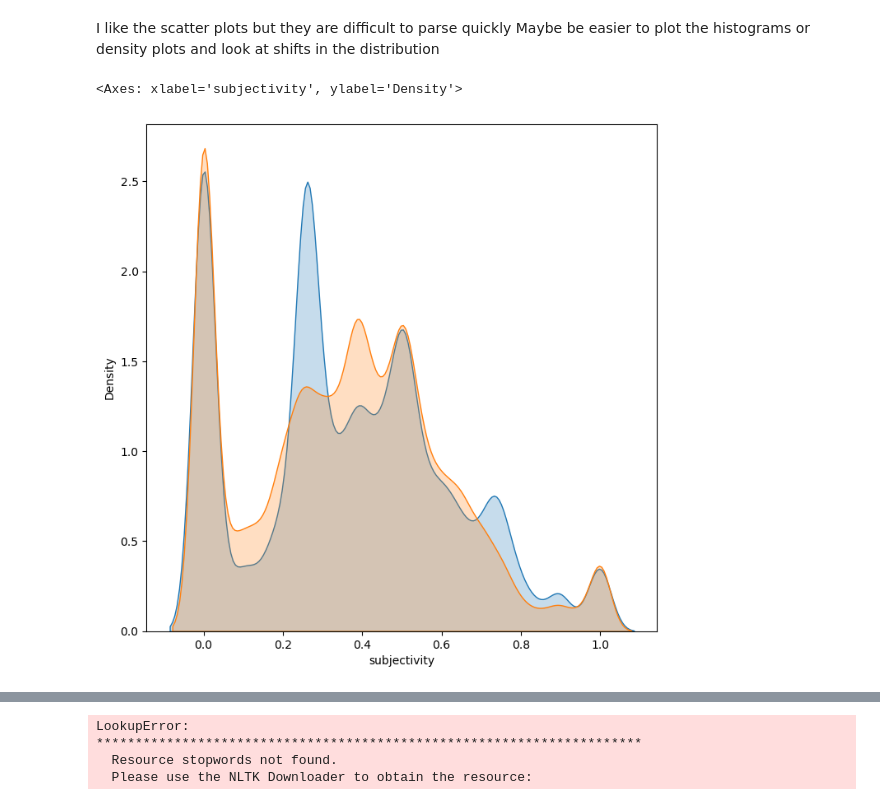
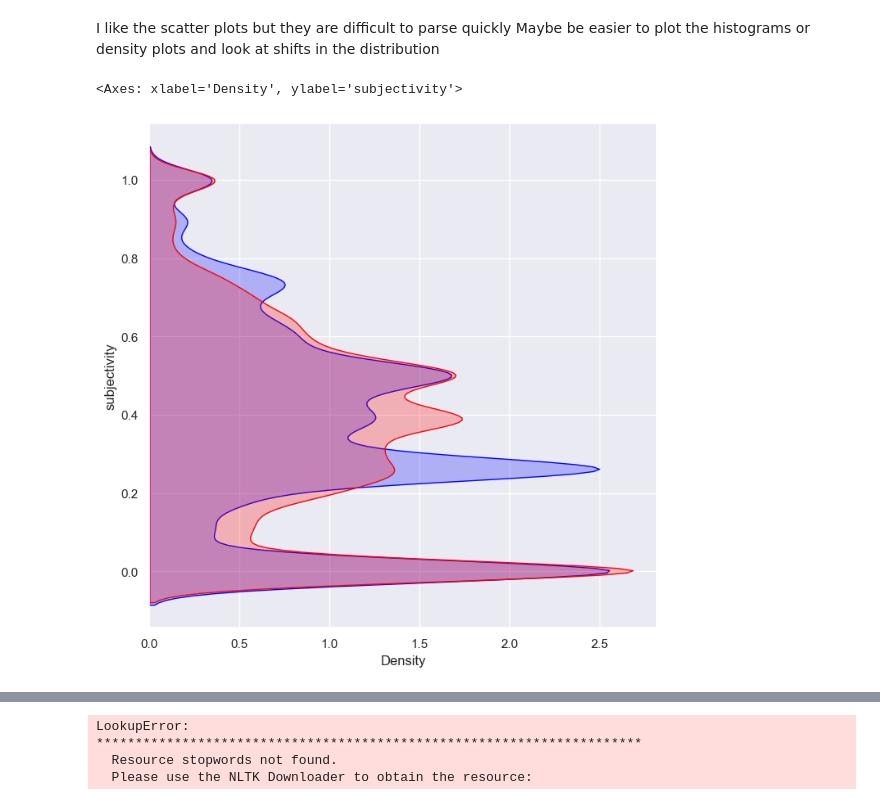
Before and after one commit to tonykelly00/social-media-election_project, a Jupyter notebook: notebooks/BlueSky.ipynb, the cells around one changed output, grey strips where cells are left out. Saved outputs shown, nothing was run; the diff lists cells and outputs as text; code cells hidden in the pictures.

```diff
--- a/notebooks/BlueSky.ipynb
+++ b/notebooks/BlueSky.ipynb
@@ -100,7 +100,12 @@ import json
 import pandas as pd
 import matplotlib.pylab as plt
 import seaborn as sns
+import numpy as np
 
 from textblob import TextBlob
 from sklearn.feature_extraction.text import TfidfVectorizer
 from sklearn.cluster import KMeans
+
+# use seaborn style
+sns.set()
+sns.set_style('darkgrid')
@@ -122,9 +171,2 @@ https://www.europesays.com/1877983/
 
 The 2025 German federal election has brought a shift in Europe’s political landscape. The Christian Democratic Union (CDU/CSU)…
-# %%
-from bs4 import BeautifulSoup
-
-def remove_html(text):
-    return BeautifulSoup(text, "html.parser").get_text()
-
-df_a['Content'] = df_a['Content'].apply(remove_html)
@@ -142,15 +173,6 @@ However, if you want to parse some data that happens to look like a URL, then no
-# %%
-def punctuation_removal(r):
-    punc = '!()-[]{};:""\,<>./?@#$%^&*_~'
-    for ele in r:
-        if ele in punc:
-            r = r.replace(ele, "")
-    return r
-
-df_a['Content'] = df_a['Content'].apply(punctuation_removal)
 # %%
 df_a['Content'] = df_a['Content'].apply(remove_html)
-df_a['Content'] = df_a['Content'].apply(punctuation_removal)
+df_a['Content'] = df_a['Content'].apply(remove_url)
 # %%
 from wordcloud import WordCloud, STOPWORDS, ImageColorGenerator
 # %%
@@ -210,10 +266,10 @@ Maybe be easier to plot the histograms or density plots and look at shifts in th
 # %%
 fig, ax = plt.subplots(figsize=(8, 8))
 # sns.histplot(data=df, x='subjectivity', ax=ax)
 # sns.histplot(data=AFD_df, x='subjectivity', ax=ax, color='red')
 
-sns.kdeplot(df_b, x='subjectivity', fill=True, label='Distribution 1', bw_adjust=0.5)
-sns.kdeplot(df_a, x='subjectivity', fill=True, label='Distribution 2', bw_adjust=0.5)
+sns.kdeplot(df_b, y='subjectivity', color='blue', fill=True, label='Distribution 1', bw_adjust=0.5)
+sns.kdeplot(df_a, y='subjectivity', color='red', fill=True, label='Distribution 2', bw_adjust=0.5)
 # %% [output]
-<Axes: xlabel='subjectivity', ylabel='Density'>
+<Axes: xlabel='Density', ylabel='subjectivity'>
-[figure, old version]
+[figure, new version]
```
Also changed, not shown: parts of 14 cells of this notebook.
